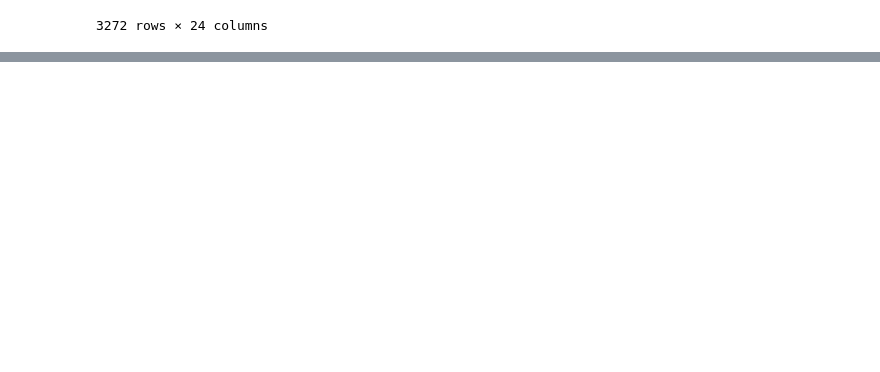
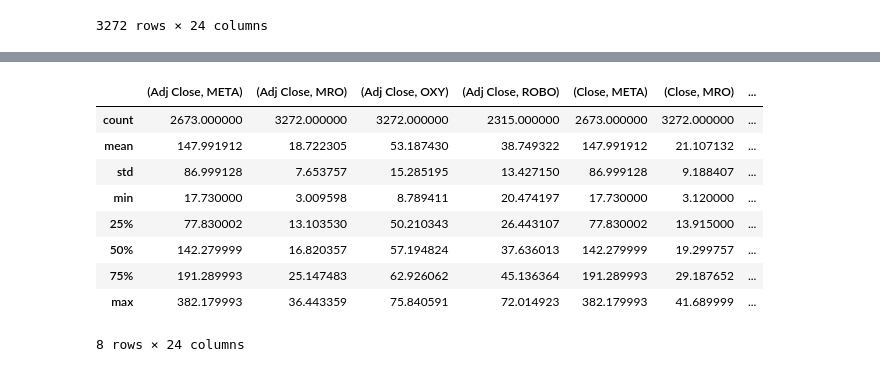
Before and after one commit to UditKarth/Quant, a Jupyter notebook: Algorithmic Trading Python.ipynb, the cells around one changed output, grey strips where cells are left out. Saved outputs shown, nothing was run; the diff lists cells and outputs as text; code cells hidden in the pictures; blank space fills up the shorter version.

```diff
--- a/Algorithmic Trading Python.ipynb
+++ b/Algorithmic Trading Python.ipynb
@@ -159,0 +180,4 @@ If we want the column names for a table, we can access that
+# %%
+#We can convert the above view to a tuple:
+stocks.columns = stocks.columns.to_flat_index()
+stocks.columns
@@ -159,0 +216,13 @@ If we want the column names for a table, we can access that
+# %%
+stocks.describe() #describes all the data
+# %% [output]
+|  | (Adj Close, META) | (Adj Close, MRO) | (Adj Close, OXY) | (Adj Close, ROBO) | (Close, META) | (Close, MRO) | ... |
+| count | 2673.000000 | 3272.000000 | 3272.000000 | 2315.000000 | 2673.000000 | 3272.000000 | ... |
+| mean | 147.991912 | 18.722305 | 53.187430 | 38.749322 | 147.991912 | 21.107132 | ... |
+| std | 86.999128 | 7.653757 | 15.285195 | 13.427150 | 86.999128 | 9.188407 | ... |
+| min | 17.730000 | 3.009598 | 8.789411 | 20.474197 | 17.730000 | 3.120000 | ... |
+| 25% | 77.830002 | 13.103530 | 50.210343 | 26.443107 | 77.830002 | 13.915000 | ... |
+| 50% | 142.279999 | 16.820357 | 57.194824 | 37.636013 | 142.279999 | 19.299757 | ... |
+| 75% | 191.289993 | 25.147483 | 62.926062 | 45.136364 | 191.289993 | 29.187652 | ... |
+| max | 382.179993 | 36.443359 | 75.840591 | 72.014923 | 382.179993 | 41.689999 | ... |
+8 rows × 24 columns
```
Also changed, not shown: parts of 4 cells of this notebook.
